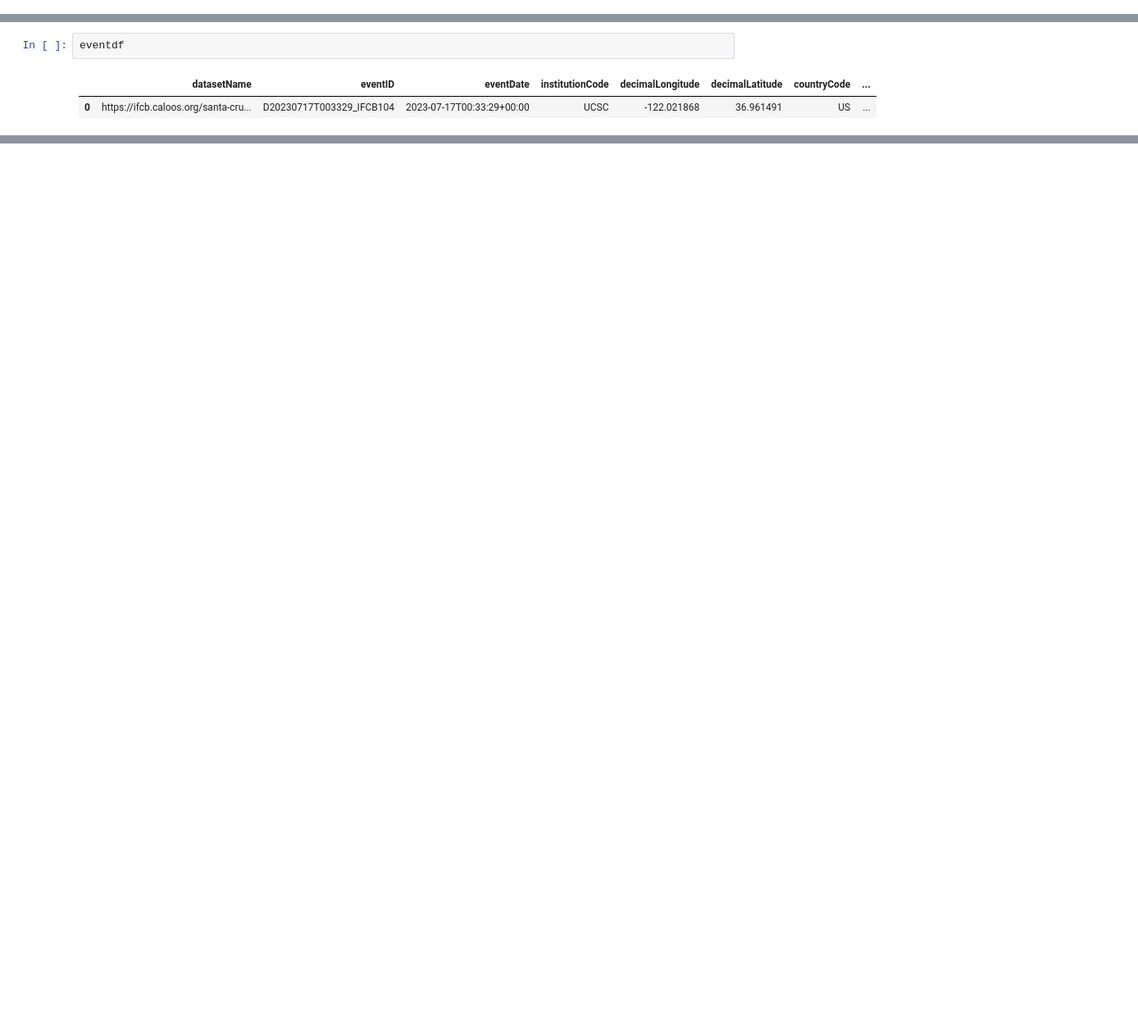
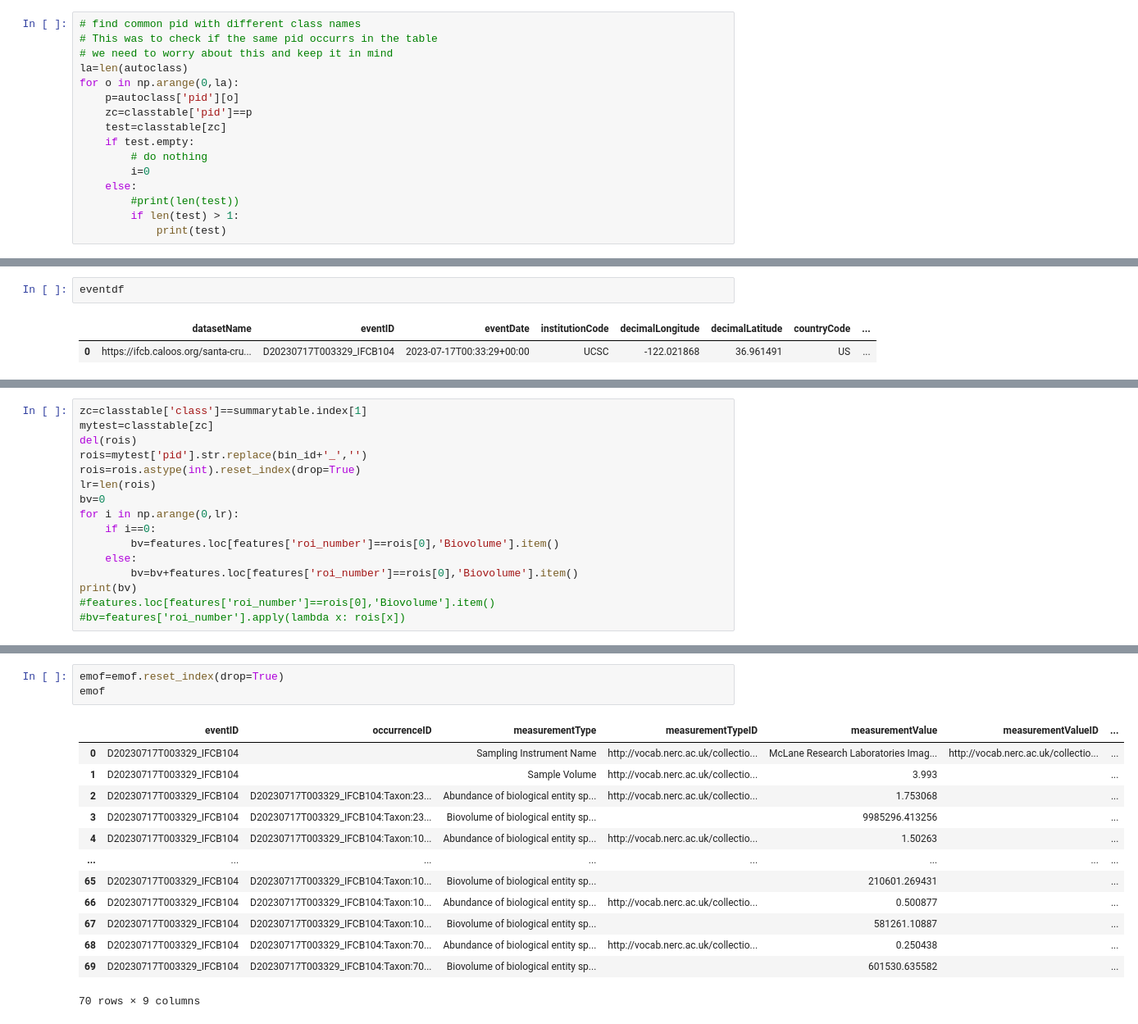
Before and after one commit to CeNCOOS/OBIS_workshop_2024_IFCB, a Jupyter notebook: getSantaCruzdata.ipynb, the cells around one changed output, grey strips where cells are left out. Shown at 82% size. Cells and saved outputs as stored; diff of their text form; blank space fills up the shorter version.

Commit message:
example emof table but need to restrict to just species wanted

```diff
--- a/getSantaCruzdata.ipynb
+++ b/getSantaCruzdata.ipynb
@@ -223,3 +245,19 @@ classtable.head(3)
 | 0 | D20230717T003329_IFCB104_00033 | Akashiwo | 0.999 |
 | 1 | D20230717T003329_IFCB104_00107 | Akashiwo | 1.000 |
 | 2 | D20230717T003329_IFCB104_00311 | Akashiwo | 1.000 |
+# %%
+# find common pid with different class names
+# This was to check if the same pid occurrs in the table
+# we need to worry about this and keep it in mind
+la=len(autoclass)
+for o in np.arange(0,la):
+    p=autoclass['pid'][o]
+    zc=classtable['pid']==p
+    test=classtable[zc]
+    if test.empty:
+        # do nothing
+        i=0
+    else:
+        #print(len(test))
+        if len(test) > 1:
+            print(test)
@@ -396,0 +457,16 @@ occurrencedf.head(3)
+# %%
+zc=classtable['class']==summarytable.index[1]
+mytest=classtable[zc]
+del(rois)
+rois=mytest['pid'].str.replace(bin_id+'_','')
+rois=rois.astype(int).reset_index(drop=True)
+lr=len(rois)
+bv=0
+for i in np.arange(0,lr):
+    if i==0:
+        bv=features.loc[features['roi_number']==rois[0],'Biovolume'].item()
+    else:
+        bv=bv+features.loc[features['roi_number']==rois[0],'Biovolume'].item()
+print(bv)
+#features.loc[features['roi_number']==rois[0],'Biovolume'].item()
+#bv=features['roi_number'].apply(lambda x: rois[x])
@@ -417,0 +594,17 @@ occurrencedf.head(3)
+# %%
+emof=emof.reset_index(drop=True)
+emof
+# %% [output]
+|  | eventID | occurrenceID | measurementType | measurementTypeID | measurementValue | measurementValueID | ... |
+| 0 | D20230717T003329_IFCB104 |  | Sampling Instrument Name | http://vocab.nerc.ac.uk/collectio... | McLane Research Laboratories Imag... | http://vocab.nerc.ac.uk/collectio... | ... |
+| 1 | D20230717T003329_IFCB104 |  | Sample Volume | http://vocab.nerc.ac.uk/collectio... | 3.993 |  | ... |
+| 2 | D20230717T003329_IFCB104 | D20230717T003329_IFCB104:Taxon:23... | Abundance of biological entity sp... | http://vocab.nerc.ac.uk/collectio... | 1.753068 |  | ... |
+| 3 | D20230717T003329_IFCB104 | D20230717T003329_IFCB104:Taxon:23... | Biovolume of biological entity sp... |  | 9985296.413256 |  | ... |
+| 4 | D20230717T003329_IFCB104 | D20230717T003329_IFCB104:Taxon:10... | Abundance of biological entity sp... | http://vocab.nerc.ac.uk/collectio... | 1.50263 |  | ... |
+| ... | ... | ... | ... | ... | ... | ... | ... |
+| 65 | D20230717T003329_IFCB104 | D20230717T003329_IFCB104:Taxon:10... | Biovolume of biological entity sp... |  | 210601.269431 |  | ... |
+| 66 | D20230717T003329_IFCB104 | D20230717T003329_IFCB104:Taxon:10... | Abundance of biological entity sp... | http://vocab.nerc.ac.uk/collectio... | 0.500877 |  | ... |
+| 67 | D20230717T003329_IFCB104 | D20230717T003329_IFCB104:Taxon:10... | Biovolume of biological entity sp... |  | 581261.10887 |  | ... |
+| 68 | D20230717T003329_IFCB104 | D20230717T003329_IFCB104:Taxon:70... | Abundance of biological entity sp... | http://vocab.nerc.ac.uk/collectio... | 0.250438 |  | ... |
+| 69 | D20230717T003329_IFCB104 | D20230717T003329_IFCB104:Taxon:70... | Biovolume of biological entity sp... |  | 601530.635582 |  | ... |
+70 rows × 9 columns
```
Also changed, not shown: parts of 10 cells of this notebook.
